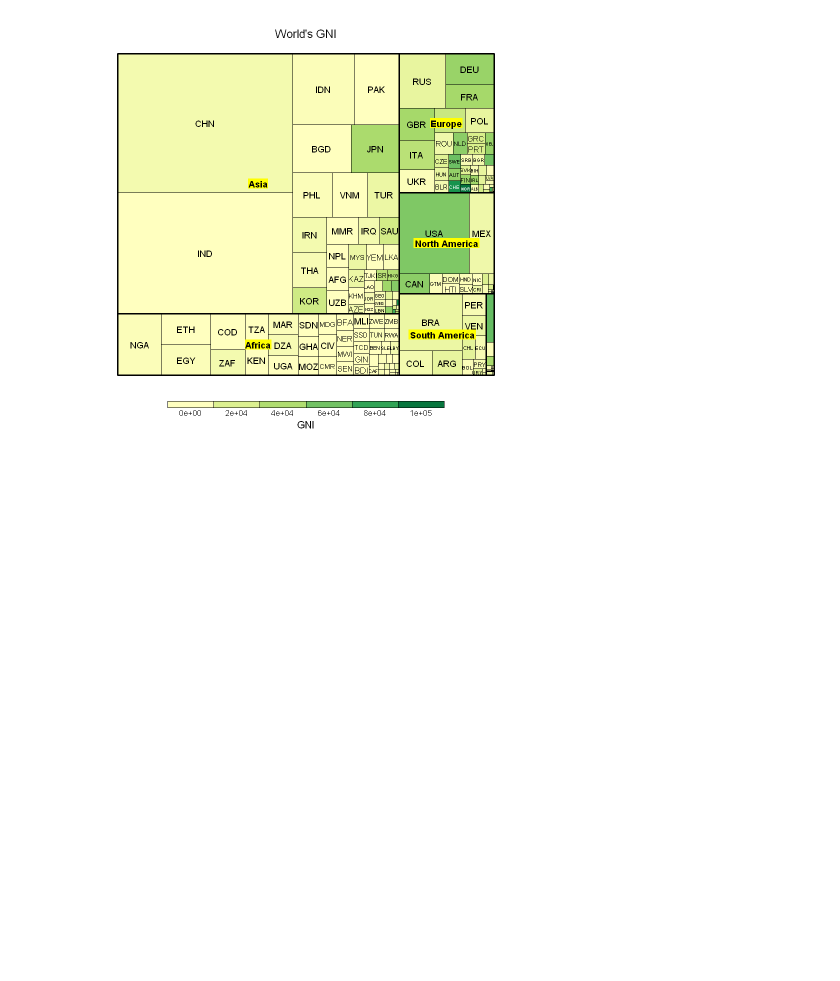
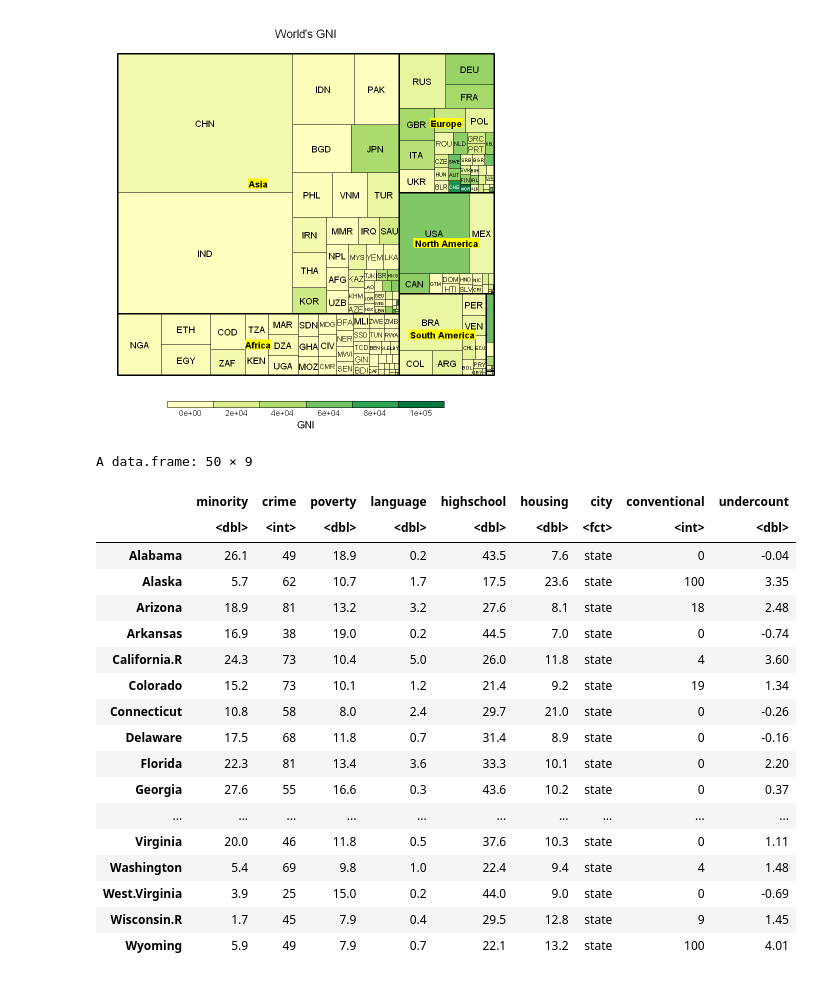
Before and after one commit to layla-focalors/r_learning_mx, a Jupyter notebook: PLA/Runtime.ipynb, the cells around one changed output. Drawn from its saved outputs; the diff is of its cells as text; code cells hidden in the pictures; blank space fills up the shorter version.

```diff
--- a/PLA/Runtime.ipynb
+++ b/PLA/Runtime.ipynb
@@ -2547,0 +2550,22 @@ treemap(GNI2014,
+# %%
+ds
+# %% [output]
+A data.frame: 50 × 9
+|  | minority | crime | poverty | language | highschool | housing | city | conventional | undercount |
+|  | <dbl> | <int> | <dbl> | <dbl> | <dbl> | <dbl> | <fct> | <int> | <dbl> |
+| Alabama | 26.1 | 49 | 18.9 | 0.2 | 43.5 | 7.6 | state | 0 | -0.04 |
+| Alaska | 5.7 | 62 | 10.7 | 1.7 | 17.5 | 23.6 | state | 100 | 3.35 |
+| Arizona | 18.9 | 81 | 13.2 | 3.2 | 27.6 | 8.1 | state | 18 | 2.48 |
+| Arkansas | 16.9 | 38 | 19.0 | 0.2 | 44.5 | 7.0 | state | 0 | -0.74 |
+| California.R | 24.3 | 73 | 10.4 | 5.0 | 26.0 | 11.8 | state | 4 | 3.60 |
+| Colorado | 15.2 | 73 | 10.1 | 1.2 | 21.4 | 9.2 | state | 19 | 1.34 |
+| Connecticut | 10.8 | 58 | 8.0 | 2.4 | 29.7 | 21.0 | state | 0 | -0.26 |
+| Delaware | 17.5 | 68 | 11.8 | 0.7 | 31.4 | 8.9 | state | 0 | -0.16 |
+| Florida | 22.3 | 81 | 13.4 | 3.6 | 33.3 | 10.1 | state | 0 | 2.20 |
+| Georgia | 27.6 | 55 | 16.6 | 0.3 | 43.6 | 10.2 | state | 0 | 0.37 |
+| ... | ... | ... | ... | ... | ... | ... | ... | ... | ... |
+| Virginia | 20.0 | 46 | 11.8 | 0.5 | 37.6 | 10.3 | state | 0 | 1.11 |
+| Washington | 5.4 | 69 | 9.8 | 1.0 | 22.4 | 9.4 | state | 4 | 1.48 |
+| West.Virginia | 3.9 | 25 | 15.0 | 0.2 | 44.0 | 9.0 | state | 0 | -0.69 |
+| Wisconsin.R | 1.7 | 45 | 7.9 | 0.4 | 29.5 | 12.8 | state | 9 | 1.45 |
+| Wyoming | 5.9 | 49 | 7.9 | 0.7 | 22.1 | 13.2 | state | 100 | 4.01 |
```
Also changed, not shown: parts of 3 cells of this notebook.
